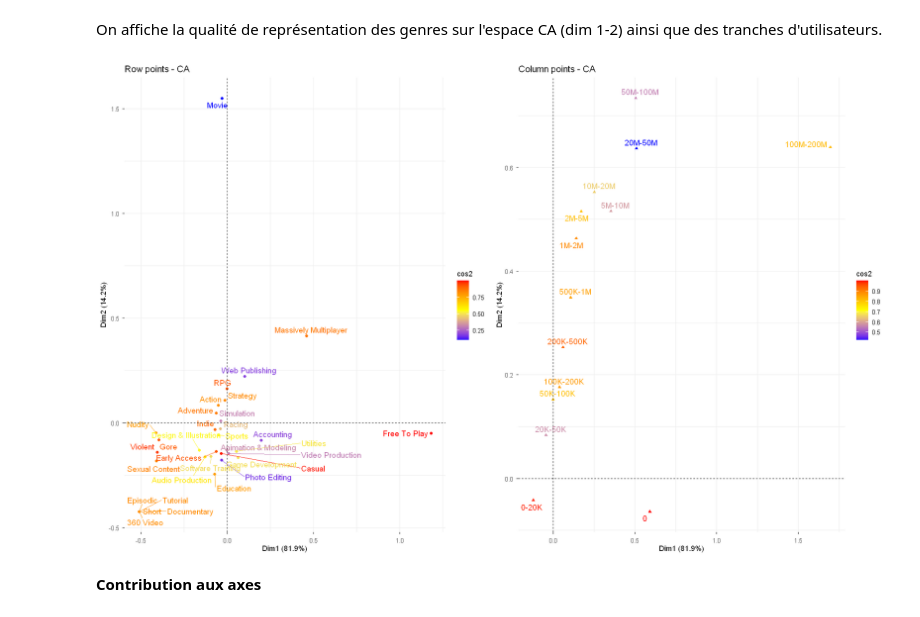
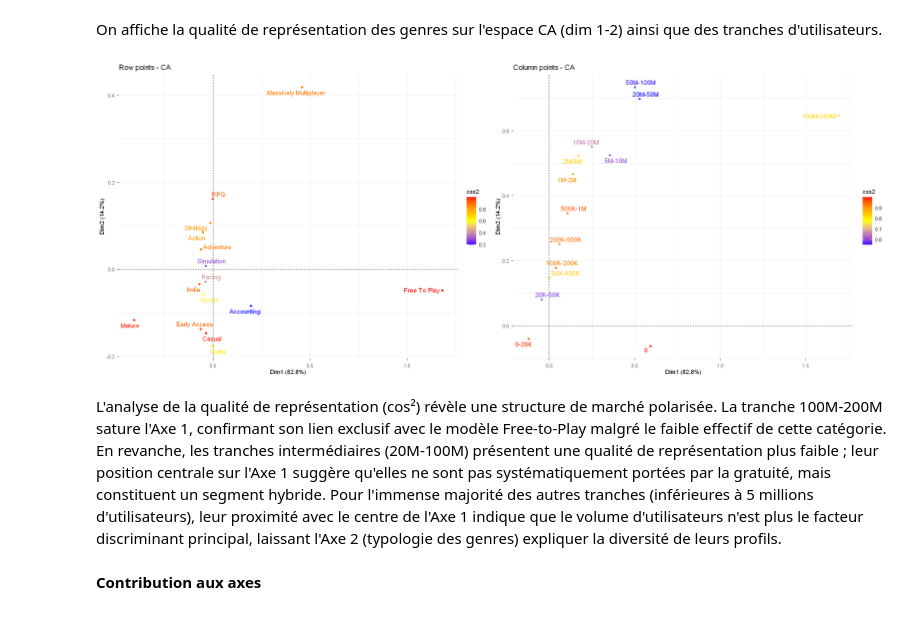
Before and after one commit to LjAquinox/Projet_Analyse_Steam, a Jupyter notebook: AD.ipynb, the cells around one changed output. Cells and saved outputs as stored; diff of their text form; code cells hidden in the pictures.

```diff
--- a/AD.ipynb
+++ b/AD.ipynb
@@ -605,0 +672,20 @@ Pb: Certains genres sont sous représentés comme 360 Video, Documentary,Episodi
+# %%
+# 1. On repart de data_genres et on ne garde que les colonnes qui nous intéressent
+tab_contingence_genres <- data_genres %>%
+  # On sélectionne les colonnes de genres (ex: Action, RPG, Outils...) et la variable cible
+  select(Estimated.owners, starts_with("Genres_")) %>%
+  # On transforme le tableau pour avoir une ligne par genre par jeu
+  pivot_longer(cols = starts_with("Genres_"),
+               names_to = "Genre",
+               values_to = "Presence") %>%
+  # On ne garde que les lignes où le genre est présent (Presence == 1)
+  # Note : Si Presence est un facteur, utilise Presence == "1"
+  filter(Presence == 1 | Presence == "1") %>%
+  # On nettoie le nom du genre pour enlever le préfixe "Genres_"
+  mutate(Genre = gsub("Genres_", "", Genre))
+
+# 2. On crée le tableau de contingence final
+data_ca_genres <- table(tab_contingence_genres$Genre, tab_contingence_genres$Estimated.owners)
+
+# Affichage
+print(data_ca_genres)
@@ -606,5 +762,5 @@ Pb: Certains genres sont sous représentés comme 360 Video, Documentary,Episodi
 # %%
-ca <- CA(data_ca, graph = FALSE)
+ca <- CA(data_ca_genres, graph = FALSE)
 options(repr.plot.width = 16, repr.plot.height =10)
 fviz_ca_biplot(ca,
                repel = TRUE,
@@ -666,9 +821,12 @@ print(paste("The genre",row.names(data_ca)[idx], "is best represented by axis",
 # %% [markdown]
 On affiche la qualité de représentation des genres sur l'espace CA (dim 1-2) ainsi que des tranches d'utilisateurs.
 # %%
+options(repr.plot.width = 20, repr.plot.height =8)
 grid.arrange(fviz_ca_row(ca, col.row = "cos2",gradient.cols = c("blue", "yellow", "red"), repel = TRUE),fviz_ca_col(ca, col.col = "cos2",gradient.cols = c("blue", "yellow", "red"), repel = TRUE), ncol=2)
 # %% [output]
-[figure, old version]
+[figure, new version]
+# %% [markdown]
+L'analyse de la qualité de représentation (cos²) révèle une structure de marché polarisée. La tranche 100M-200M sature l'Axe 1, confirmant son lien exclusif avec le modèle Free-to-Play malgré le faible effectif de cette catégorie. En revanche, les tranches intermédiaires (20M-100M) présentent une qualité de représentation plus faible ; leur position centrale sur l'Axe 1 suggère qu'elles ne sont pas systématiquement portées par la gratuité, mais constituent un segment hybride. Pour l'immense majorité des autres tranches (inférieures à 5 millions d'utilisateurs), leur proximité avec le centre de l'Axe 1 indique que le volume d'utilisateurs n'est plus le facteur discriminant principal, laissant l'Axe 2 (typologie des genres) expliquer la diversité de leurs profils.
 # %% [markdown]
 **Contribution aux axes**
 # %% [markdown]
```
Also changed, not shown: parts of 136 cells of this notebook.
